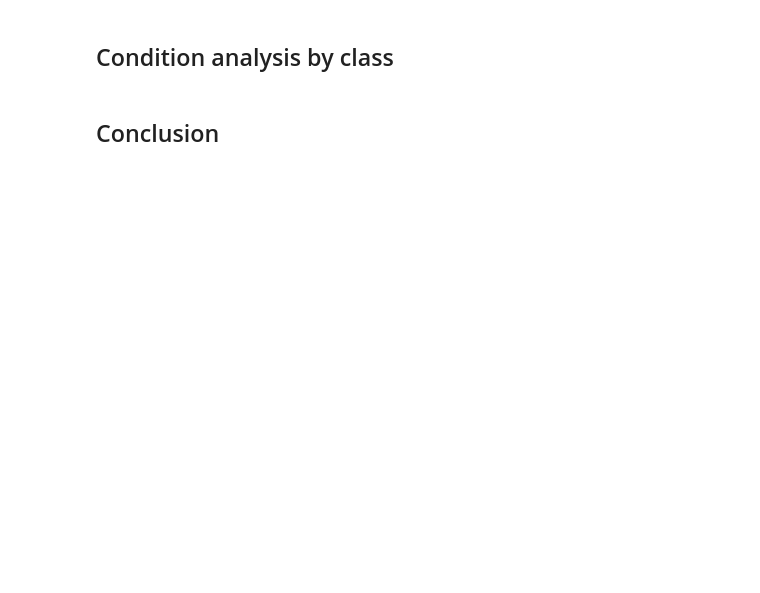
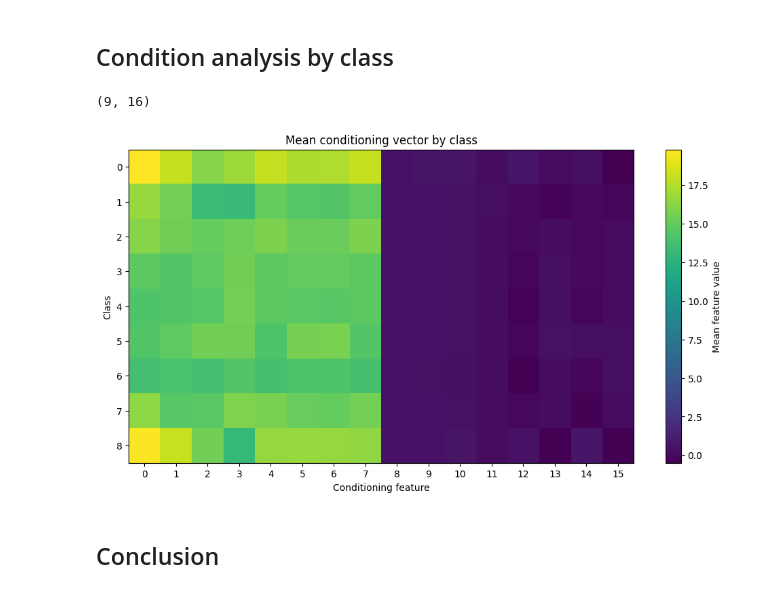
Before and after one commit to GoharKhachatryan/GenAI_project, a Jupyter notebook: notebooks/01_conditioning_exploration.ipynb, the cells around one changed output. Saved outputs shown, nothing was run; the diff lists cells and outputs as text; code cells hidden in the pictures; blank space fills up the shorter version.

```diff
--- a/notebooks/01_conditioning_exploration.ipynb
+++ b/notebooks/01_conditioning_exploration.ipynb
@@ -11,7 +11,7 @@ import torch
 from prepare_dataset import PairedCIFAR10
 # %%
 train_dataset = PairedCIFAR10("train")
-tval_dataset = PairedCIFAR10("val")
+val_dataset = PairedCIFAR10("val")
 test_dataset = PairedCIFAR10("test")
 # %%
 print(f"Train dataset: {len(train_dataset)}")
@@ -132,19 +169,23 @@ for label in range(class_number):
 class_means = np.array(class_means)
 # %%
 class_means.shape
+# %% [output]
+(9, 16)
 # %%
 plt.figure(figsize=(12, 6))
 
 plt.imshow(class_means, aspect="auto")
 plt.colorbar(label="Mean feature value")
 
 plt.xlabel("Conditioning feature")
 plt.ylabel("Class")
 
 plt.xticks(range(16))
-plt.yticks(range(16))
+plt.yticks(range(9))
 plt.title("Mean conditioning vector by class")
 
 plt.show()
+# %% [output]
+[figure, added]
 # %% [markdown]
 ## Conclusion
```
Also changed, not shown: parts of 7 cells of this notebook.
